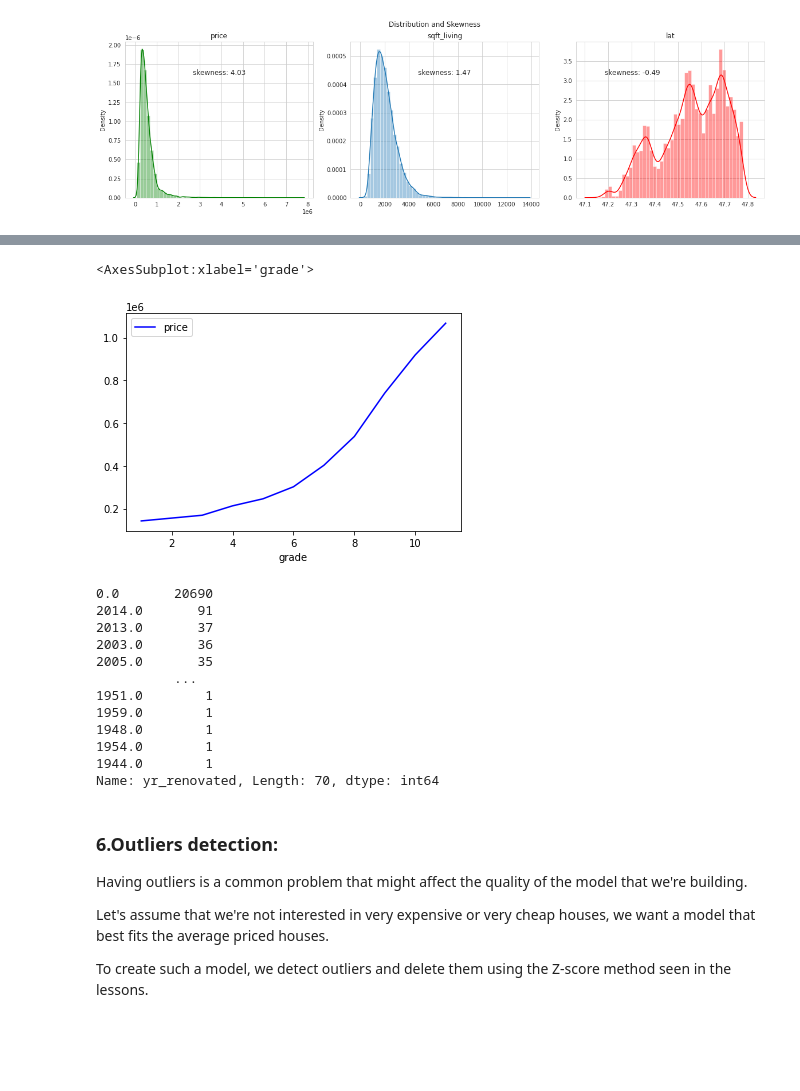
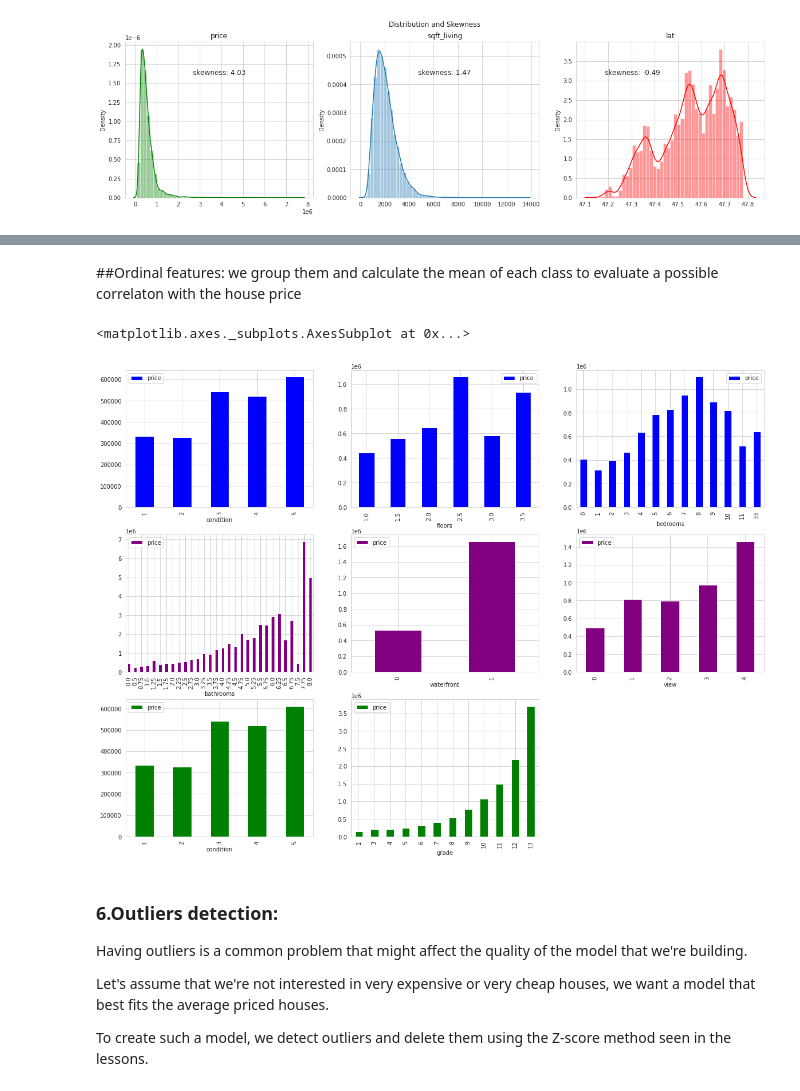
Before and after one commit to ChristianWussow/Portfolio, a Jupyter notebook: Data_Analytics_Project.ipynb, the cells around one changed output, grey strips where cells are left out. Saved outputs shown, nothing was run; the diff lists cells and outputs as text; code cells hidden in the pictures; blank space fills up the shorter version.

```diff
--- a/Data_Analytics_Project.ipynb
+++ b/Data_Analytics_Project.ipynb
@@ -388,20 +310,0 @@ df.grade.value_counts().plot(kind= 'bar')
-# %%
-df.price.groupby(df.grade).mean().plot(kind = 'line', color= 'blue', legend=True)
-# %% [output]
-<AxesSubplot:xlabel='grade'>
-[figure, removed]
-# %%
-df.yr_renovated.value_counts()
-# %% [output]
-0.0       20690
-2014.0       91
-2013.0       37
-2003.0       36
-2005.0       35
-          ...
-1951.0        1
-1959.0        1
-1948.0        1
-1954.0        1
-1944.0        1
-Name: yr_renovated, Length: 70, dtype: int64
@@ -411,3 +311,29 @@ Name: yr_renovated, Length: 70, dtype: int64
+# %% [markdown]
+##Ordinal features:
+we group them and calculate the mean of each class to evaluate a possible correlaton with the house price
+# %%
+fig = plt.figure(figsize=(20,15))
+
+ax1 = fig.add_subplot(331)
+ax2 = fig.add_subplot(332)
+ax3 = fig.add_subplot(333)
+ax4 = fig.add_subplot(334)
+ax5 = fig.add_subplot(335)
+ax6 = fig.add_subplot(336)
+ax7 = fig.add_subplot(337)
+ax8 = fig.add_subplot(338)
+
+df.price.groupby(df.condition).mean().plot(kind = 'bar', color= 'blue', legend=True, ax=ax1)
+df.price.groupby(df.floors).mean().plot(kind = 'bar', color= 'blue', legend=True, ax=ax2)
+df.price.groupby(df.bedrooms).mean().plot(kind = 'bar', color= 'blue', legend=True, ax=ax3)
+df.price.groupby(df.bathrooms).mean().plot(kind = 'bar', color= 'purple', legend=True, ax=ax4)
+df.price.groupby(df.waterfront).mean().plot(kind = 'bar', color= 'purple', legend=True, ax=ax5)
+df.price.groupby(df.view).mean().plot(kind = 'bar', color= 'purple', legend=True, ax=ax6)
+df.price.groupby(df.condition).mean().plot(kind = 'bar', color= 'green', legend=True, ax=ax7)
+df.price.groupby(df.grade).mean().plot(kind = 'bar', color= 'green', legend=True, ax=ax8)
+# %% [output]
+<matplotlib.axes._subplots.AxesSubplot at 0x...>
+[figure, added]
 # %% [markdown]
 ### 6.Outliers detection:<a id='outliers'></a>
 Having outliers is a common problem that might affect the quality of the model that we're building.
```
Also changed, not shown: parts of 17 cells of this notebook.
